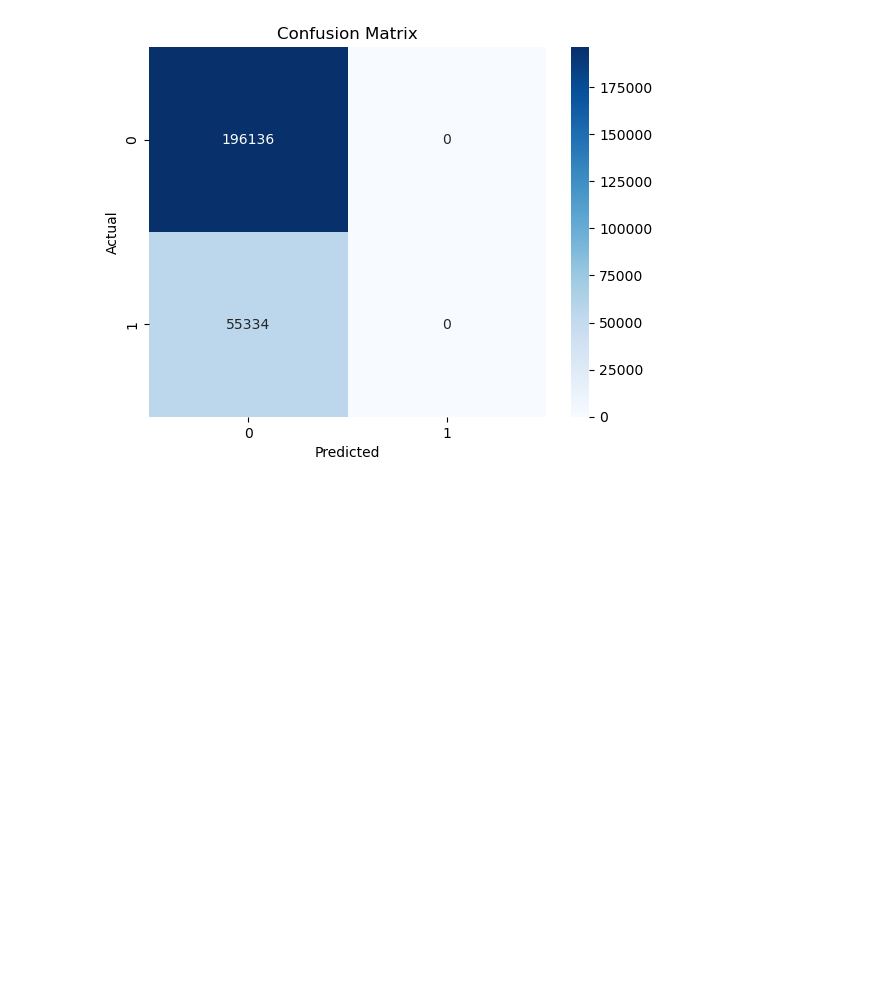
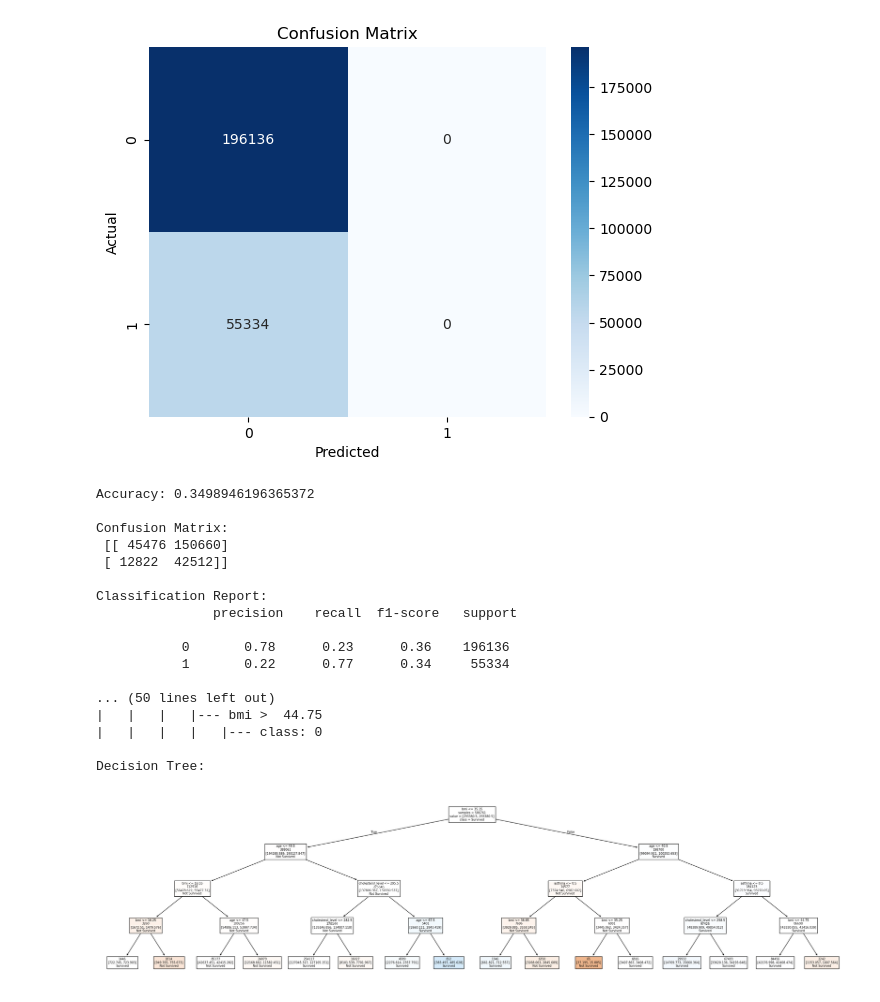
Before and after one commit to jacobszc/CSE487, a Jupyter notebook: Assignment2.ipynb, the cells around one changed output. Cells and saved outputs as stored; diff of their text form; code cells hidden in the pictures; blank space fills up the shorter version.

```diff
--- a/Assignment2.ipynb
+++ b/Assignment2.ipynb
@@ -99,3 +99,63 @@ plt.title('Confusion Matrix')
 plt.show()
 # %% [output]
 [figure]
+# %%
+# Algorithm 3: Decision Tree
+# Source: https://www.geeksforgeeks.org/decision-tree-introduction-example/
+
+from sklearn.tree import DecisionTreeClassifier, plot_tree, export_text
+from sklearn import tree
+import matplotlib.pyplot as plt
+
+# Initialize + train the decision tree classifier
+dt_model = DecisionTreeClassifier(max_depth=4, random_state=42, class_weight="balanced")
+dt_model.fit(X_train, y_train)
+
+# Predict on test set
+y_pred_dt = dt_model.predict(X_test)
+
+# Evaluate accuracy
+print("Accuracy:", accuracy_score(y_test, y_pred_dt))
+print("\nConfusion Matrix:\n", confusion_matrix(y_test, y_pred_dt))
+print("\nClassification Report:\n", classification_report(y_test, y_pred_dt))
+
+# Print readable tree rules as text
+print("Decision Tree Rules (Text Format):\n")
+print(export_text(dt_model, feature_names=list(X.columns)))
+
+# Visualize the decision tree with custom options
+feature_names = list(X.columns)
+class_names = ["Not Survived", "Survived"]
+
+print("\nDecision Tree:\n")
+fig, ax = plt.subplots(figsize=(32, 8))
+tree.plot_tree(
+    dt_model,                   # trained data
+    feature_names=feature_names,
+    class_names=class_names,
+    filled=True,
+    impurity=False,        # removes Gini/entropy values
+    proportion=False,      # removes proportion of samples
+    label='root',          # shows only feature and class at root, feature at splits, class at leaves
+    node_ids=False,        # removes node IDs
+)
+plt.show()
+# %% [output]
+Accuracy: 0.3498946196365372
+
+Confusion Matrix:
+ [[ 45476 150660]
+ [ 12822  42512]]
+
+Classification Report:
+               precision    recall  f1-score   support
+
+           0       0.78      0.23      0.36    196136
+           1       0.22      0.77      0.34     55334
+
+... (50 lines left out)
+|   |   |   |--- bmi >  44.75
+|   |   |   |   |--- class: 0
+
+Decision Tree:
+[figure, added]
```
